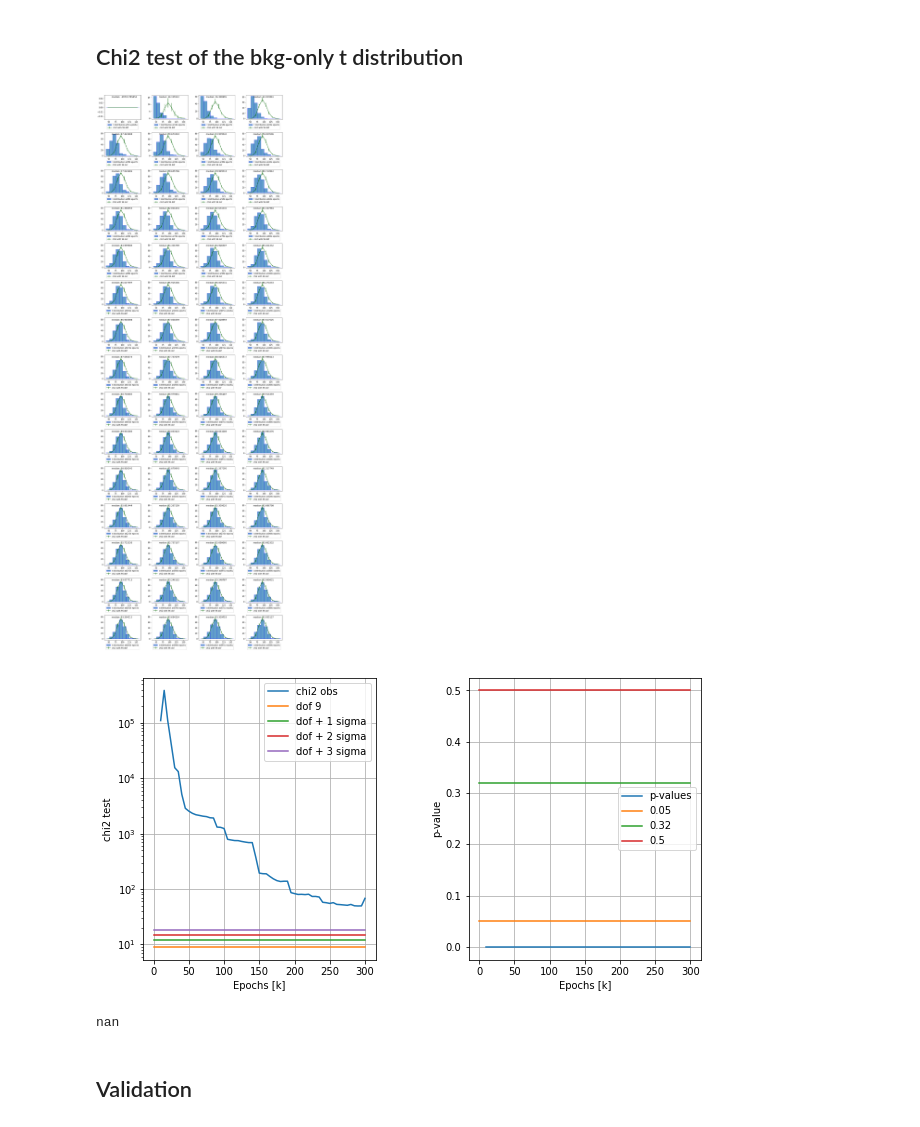
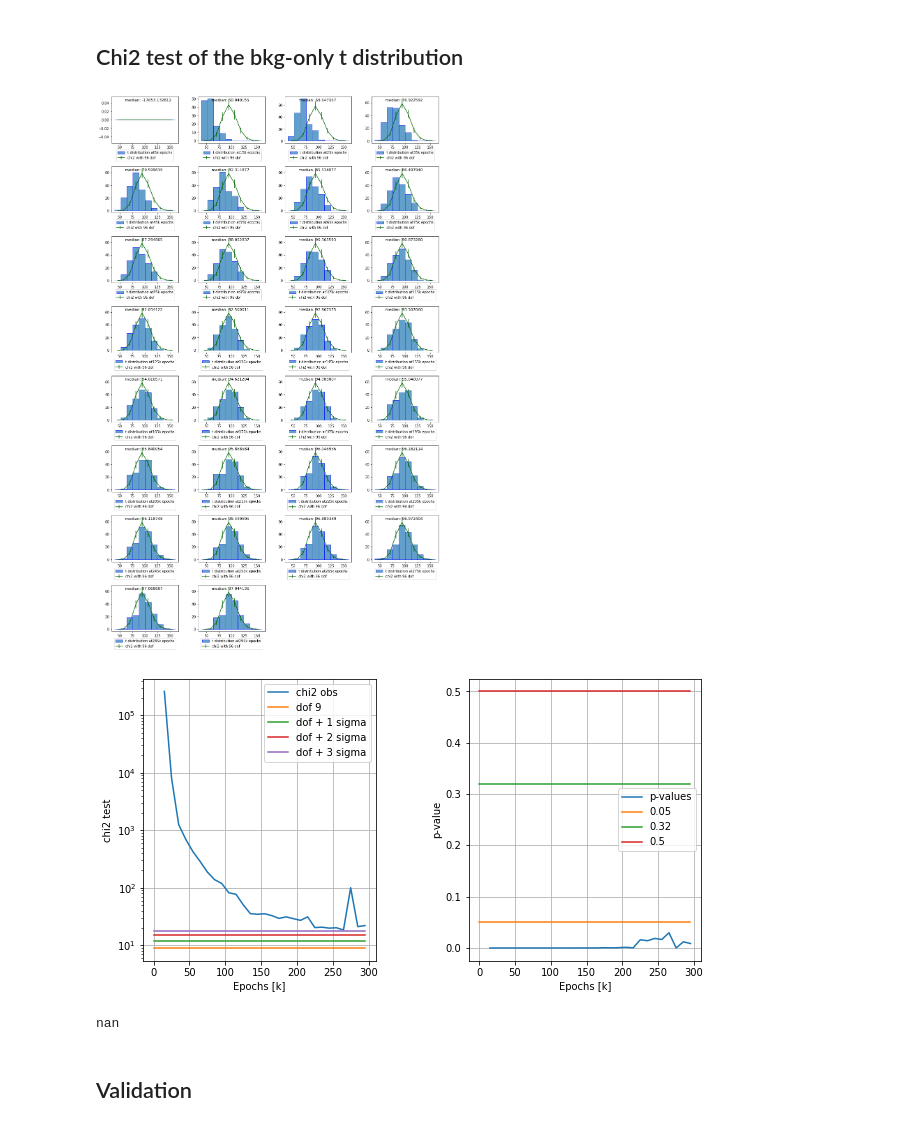
Before and after one commit to GaiaGrosso/Learning_NP, a Jupyter notebook: Zprime_5D/notebooks/FINAL_VERSION_Stopping_Criterion.ipynb, the cells around one changed output. Cells and saved outputs as stored; diff of their text form; code cells hidden in the pictures.

```diff
--- a/Zprime_5D/notebooks/FINAL_VERSION_Stopping_Criterion.ipynb
+++ b/Zprime_5D/notebooks/FINAL_VERSION_Stopping_Criterion.ipynb
@@ -222,7 +222,7 @@ def Plot_CHI2_tests(output_path, titleID, tdistributions_check, patience,
                      alpha=0.7, range=(xmin+shift, xmax+shift), edgecolor='blue')
         chi_ref_lineplot = plt.errorbar(chi_xs, chi_ref*np.sum(t[0]), yerr=np.sqrt(chi_ref*np.sum(t[0])),
                                  color='darkgreen')
-        plt.legend(['t distribution at'+str(epoch_labels[check])+'k epochs', 'chi2 with '+str(dof)+' dof'],
+        plt.legend(['t distribution at'+str(epoch_labels[-1])+'k epochs', 'chi2 with '+str(dof)+' dof'],
                    loc='upper center', bbox_to_anchor=(0.5, -0.1))
 
         # building a chi2 test of compatibility between histogram and reference distribution
@@ -507,8 +507,8 @@ read_path='../BINNED/Zsamples/validation_CHI2/Scanning_outputs/300GeV/'
 if not os.path.exists(read_path):
     os.makedirs(read_path)
 
-DIR_INPUT_B='/eos/user/g/ggrosso/BINNED/Zsamples/300GeV/Z_5D_corrected_std_patience5000_ref1000000_bkg100000_sig0_epochs300000_latent5_layers3_wclip1.9/'
-DIR_INPUT_SB='/eos/user/g/ggrosso/BINNED/Zsamples/300GeV/Z_5D_std_corrected_patience5000_ref1000000_bkg100000_sig40_epochs300000_latent5_layers3_wclip1.9/'
+DIR_INPUT_B='/eos/user/g/ggrosso/BINNED/Zsamples/300GeV/Z_5D_corrected_std_patience5000_ref1000000_bkg100000_sig0_epochs300000_latent5_layers3_wclip2/'
+DIR_INPUT_SB='/eos/user/g/ggrosso/BINNED/Zsamples/300GeV/Z_5D_std_corrected_patience5000_ref1000000_bkg100000_sig40_epochs300000_latent5_layers3_wclip2/'
 
 patience_B = DIR_INPUT_B.split("patience",1)[1]
 patience_B = patience_B.split("_",1)[0]
@@ -564,11 +564,11 @@ sig50 = Plot_CHI2_comparison(output_path, title_B, tvalues_check_B, tail_distrib
 ## Chi2 test of the bkg-only t distribution
 # %%
 Plot_CHI2_tests(output_path, title_B, tvalues_check_B, int(patience_B),
-                40, 160, 10, 96, shift=0, plot_patience=1,
+                40, 160, 10, 96, shift=0, plot_patience=2,
                 verbose=1, save=1)
 # %% [output]
-[figure, old version]
+[figure, new version]
-[figure, old version]
+[figure, new version]
 nan
 # %% [markdown]
 ## Validation
```
Also changed, not shown: parts of 8 cells of this notebook.
